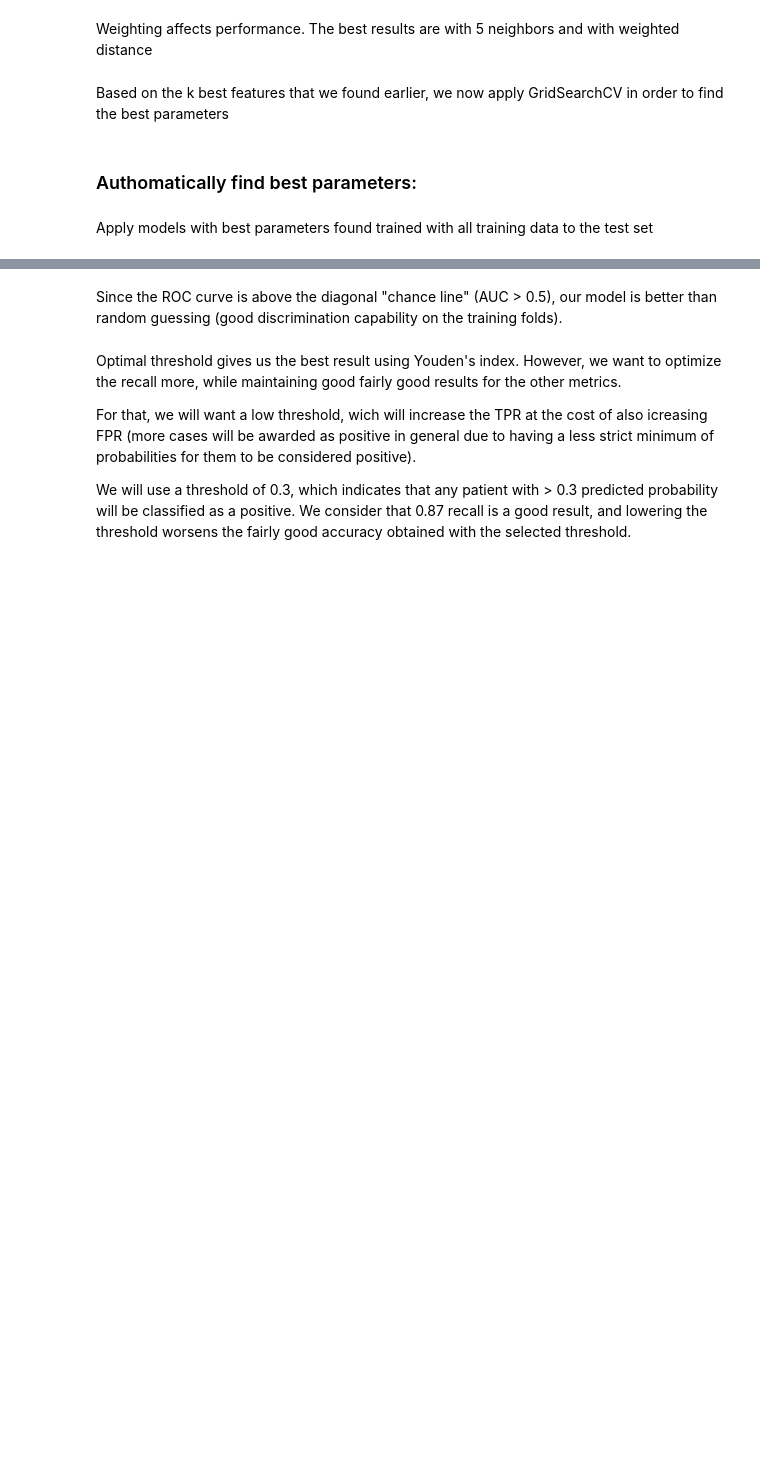
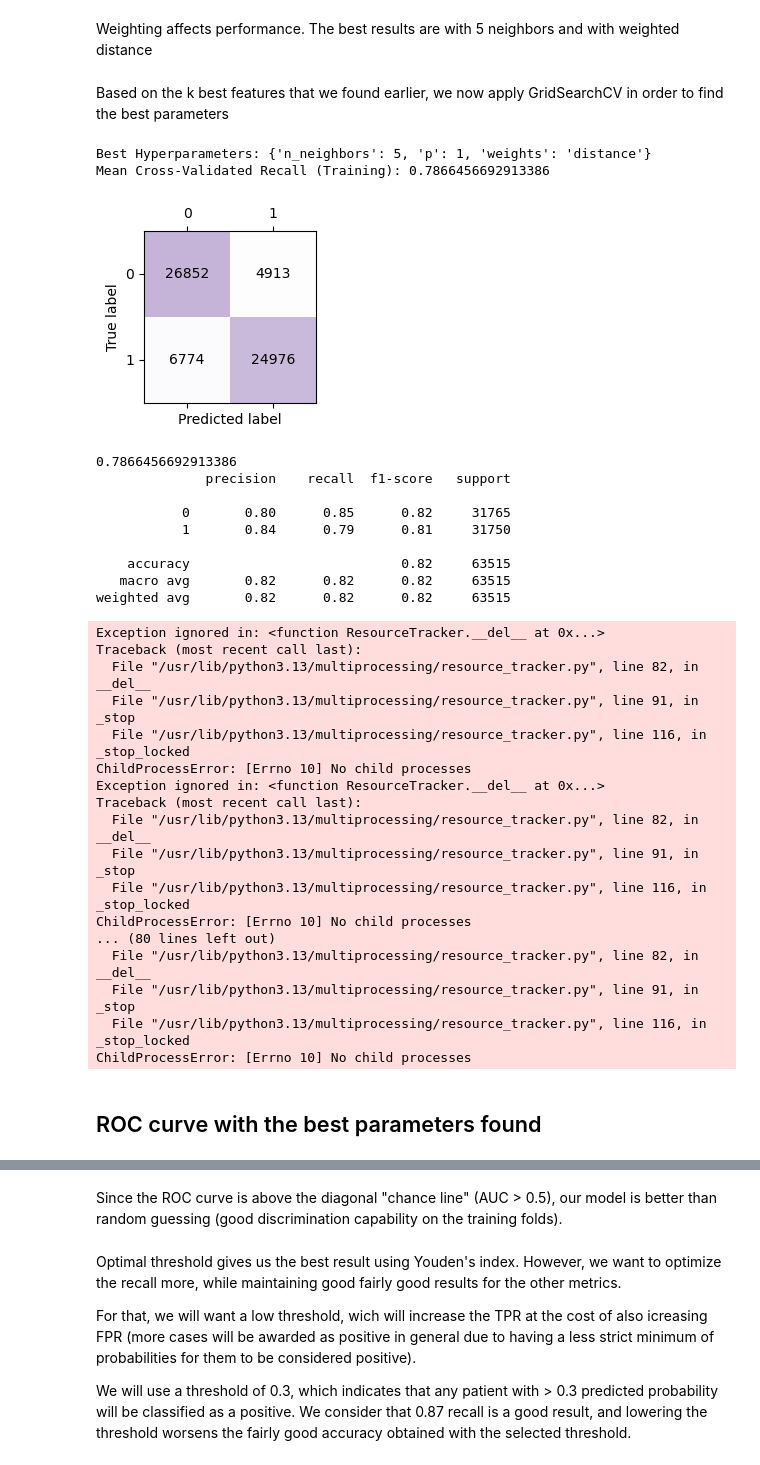
Before and after one commit to alexlafuente/heart_attack_prediction_md, a Jupyter notebook: KNN.ipynb, the cells around one changed output, grey strips where cells are left out. Cells and saved outputs as stored; diff of their text form; code cells hidden in the pictures; blank space fills up the shorter version.

```diff
--- a/KNN.ipynb
+++ b/KNN.ipynb
@@ -297,33 +290,83 @@ Weighting affects performance. The best results are with 5 neighbors and with we
 # %% [markdown]
 Based on the k best features that we found earlier, we now apply GridSearchCV in order to find the best parameters
 # %%
+from sklearn.neighbors import KNeighborsClassifier
+
+# Define parameters for GridSearchCV
 params = {
-    "n_neighbors":list(range(1,20,2)),
-    "weights":('distance','uniform'),
-    "p":list(range(1, 3))
+    "n_neighbors": list(range(1, 20, 2)),
+    "weights": ('distance', 'uniform'),
+    "p": list(range(1, 3))
 }
-knc = nb.KNeighborsClassifier()
 
-# 1. Create a custom scorer for recall of class 1
+# Initialize KNN classifier
+knc = KNeighborsClassifier()
+
+# Create recall scorer for class 1
 recall_scorer = make_scorer(recall_score, pos_label=1)
 
-# 2. Select k best features (assuming X_new and y_train are defined)
-selector = SelectKBest(score_func=mutual_info_with_seed,k=8)
+# Select top 8 features using mutual information
+selector = SelectKBest(score_func=mutual_info_classif, k=8)
 X_reduced = selector.fit_transform(X_train, y_train)
-X_test_reduced = selector.transform(X_test)
 
-# 3. Define cross-validation strategy
+# Define 5-fold cross-validation
 cv = 5
 
-# 4. Update GridSearchCV to use recall_scorer
+# Set up GridSearchCV with recall scoring
 clf = GridSearchCV(
     knc,
     param_grid=params,
     cv=cv,
-    scoring="recall",  # Critical change here
-    n_jobs=-1
+    scoring=recall_scorer,  # Use custom recall scorer
+    n_jobs=-1,
+    return_train_score=True  # Optional: Include training scores in results
 )
+
+# Fit GridSearchCV on the reduced training data
+clf.fit(X_reduced, y_train)
+
+# Get cross-validated predictions on the training set
+y_pred_train = cross_val_predict(
+    clf.best_estimator_,  # Use the best model found by GridSearchCV
+    X_reduced,
+    y_train,
+    cv=cv
+)
+
+print("Best Hyperparameters:", clf.best_params_)
+print("Mean Cross-Validated Recall (Training):", clf.best_score_)
+# %% [output]
+Best Hyperparameters: {'n_neighbors': 5, 'p': 1, 'weights': 'distance'}
+Mean Cross-Validated Recall (Training): 0.7866456692913386
+# %%
+plot_cmatrix(y_train, y_pred_train)
+# %% [output]
+[figure, added]
+0.7866456692913386
+              precision    recall  f1-score   support
+
+           0       0.80      0.85      0.82     31765
+           1       0.84      0.79      0.81     31750
+
+    accuracy                           0.82     63515
+   macro avg       0.82      0.82      0.82     63515
+weighted avg       0.82      0.82      0.82     63515
+Exception ignored in: <function ResourceTracker.__del__ at 0x...>
+Traceback (most recent call last):
+  File "/usr/lib/python3.13/multiprocessing/resource_tracker.py", line 82, in __del__
+  File "/usr/lib/python3.13/multiprocessing/resource_tracker.py", line 91, in _stop
+  File "/usr/lib/python3.13/multiprocessing/resource_tracker.py", line 116, in _stop_locked
+ChildProcessError: [Errno 10] No child processes
+Exception ignored in: <function ResourceTracker.__del__ at 0x...>
+Traceback (most recent call last):
+  File "/usr/lib/python3.13/multiprocessing/resource_tracker.py", line 82, in __del__
+  File "/usr/lib/python3.13/multiprocessing/resource_tracker.py", line 91, in _stop
+  File "/usr/lib/python3.13/multiprocessing/resource_tracker.py", line 116, in _stop_locked
+ChildProcessError: [Errno 10] No child processes
+... (80 lines left out)
+  File "/usr/lib/python3.13/multiprocessing/resource_tracker.py", line 82, in __del__
+  File "/usr/lib/python3.13/multiprocessing/resource_tracker.py", line 91, in _stop
+  File "/usr/lib/python3.13/multiprocessing/resource_tracker.py", line 116, in _stop_locked
+ChildProcessError: [Errno 10] No child processes
 # %% [markdown]
-### Authomatically find best parameters:
+## ROC curve with the best parameters found
-# %% [markdown]
-Apply models with best parameters found trained with all training data to the test set
```
Also changed, not shown: parts of 15 cells of this notebook.
